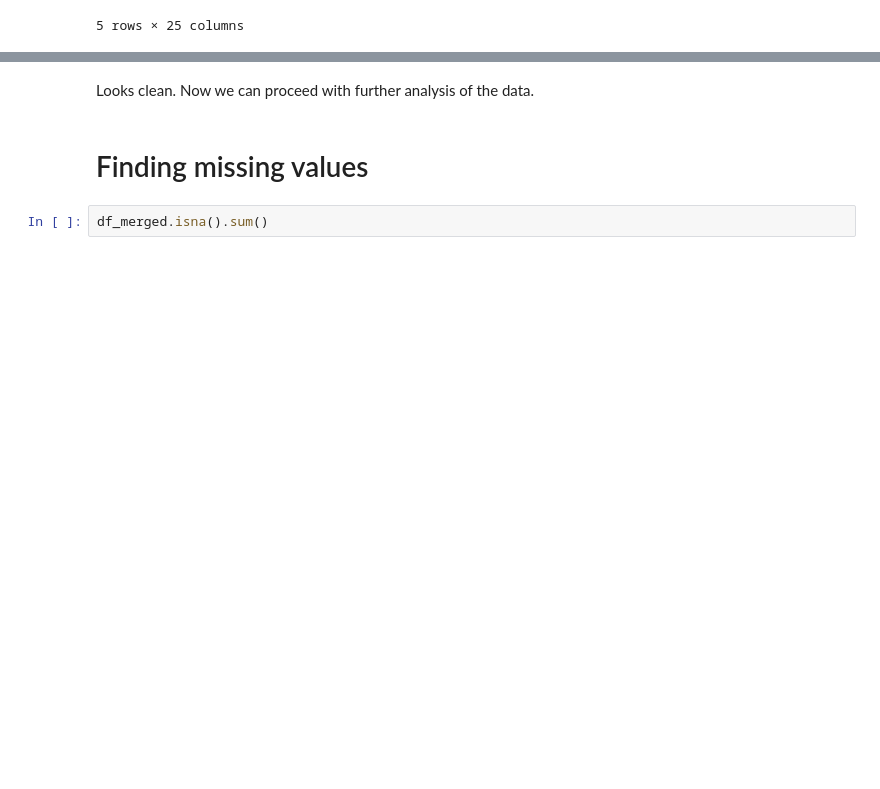
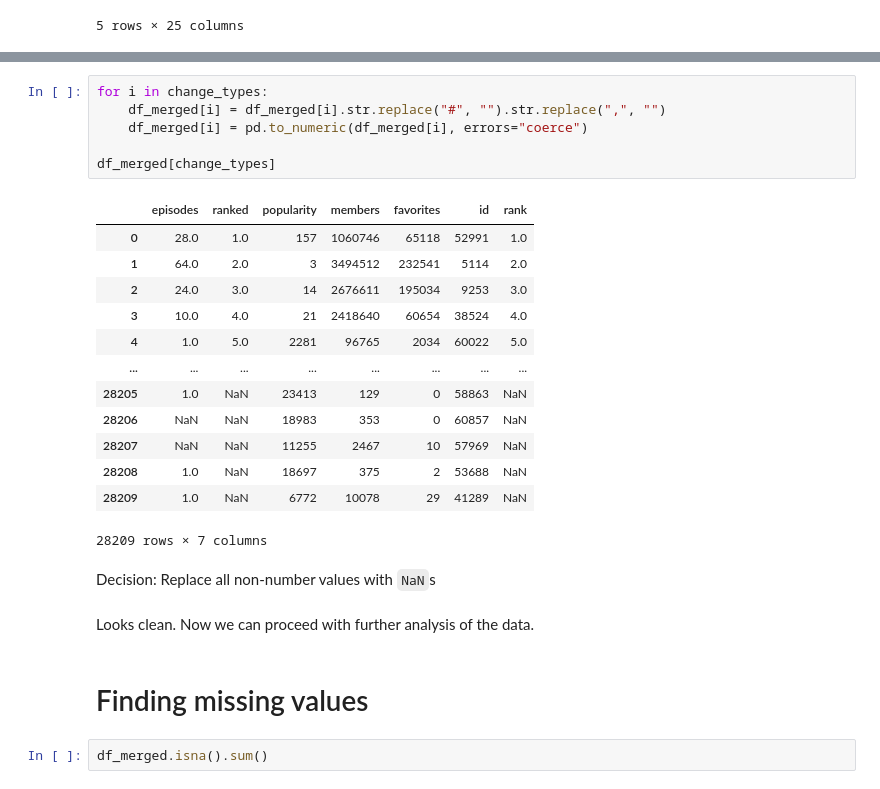
Before and after one commit to kananmzade0/MALScraper, a Jupyter notebook: data/wrangling_doc.ipynb, the cells around one changed output, grey strips where cells are left out. Cells and saved outputs as stored; diff of their text form; blank space fills up the shorter version.

```diff
--- a/data/cleaining.ipynb
+++ b/data/wrangling_doc.ipynb
@@ -108,3 +179,25 @@ df_merged.head()
+# %%
+for i in change_types:
+    df_merged[i] = df_merged[i].str.replace("#", "").str.replace(",", "")
+    df_merged[i] = pd.to_numeric(df_merged[i], errors="coerce")
+
+df_merged[change_types]
+# %% [output]
+|  | episodes | ranked | popularity | members | favorites | id | rank |
+| 0 | 28.0 | 1.0 | 157 | 1060746 | 65118 | 52991 | 1.0 |
+| 1 | 64.0 | 2.0 | 3 | 3494512 | 232541 | 5114 | 2.0 |
+| 2 | 24.0 | 3.0 | 14 | 2676611 | 195034 | 9253 | 3.0 |
+| 3 | 10.0 | 4.0 | 21 | 2418640 | 60654 | 38524 | 4.0 |
+| 4 | 1.0 | 5.0 | 2281 | 96765 | 2034 | 60022 | 5.0 |
+| ... | ... | ... | ... | ... | ... | ... | ... |
+| 28205 | 1.0 | NaN | 23413 | 129 | 0 | 58863 | NaN |
+| 28206 | NaN | NaN | 18983 | 353 | 0 | 60857 | NaN |
+| 28207 | NaN | NaN | 11255 | 2467 | 10 | 57969 | NaN |
+| 28208 | 1.0 | NaN | 18697 | 375 | 2 | 53688 | NaN |
+| 28209 | 1.0 | NaN | 6772 | 10078 | 29 | 41289 | NaN |
+28209 rows × 7 columns
+# %% [markdown]
+Decision: Replace all non-number values with `NaN`s
 # %% [markdown]
 Looks clean. Now we can proceed with further analysis of the data.
 # %% [markdown]
```
Also changed, not shown: parts of 9 cells of this notebook, 3 other files.
